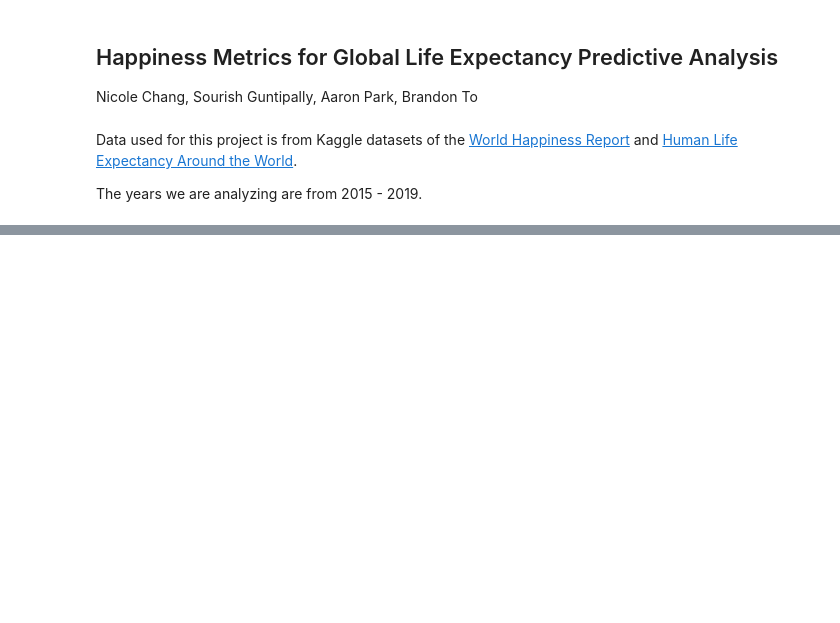
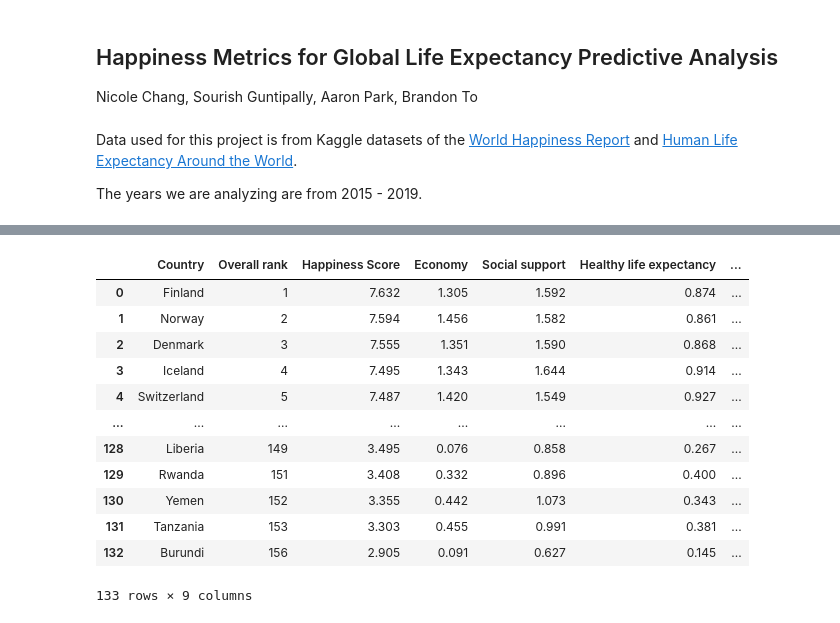
Before and after one commit to SourBob39/Happy_Planet_Analysis, a Jupyter notebook: Happiness-Metrics-for-Global-Life-Expectancy-Predictive-Analysis.ipynb, the cells around one changed output, grey strips where cells are left out. Saved outputs shown, nothing was run; the diff lists cells and outputs as text; code cells hidden in the pictures; blank space fills up the shorter version.

```diff
--- a/Happiness-Metrics-for-Global-Life-Expectancy-Predictive-Analysis.ipynb
+++ b/Happiness-Metrics-for-Global-Life-Expectancy-Predictive-Analysis.ipynb
@@ -192,0 +231,16 @@ dfWHR2019 = dfWHR2019.drop(del_countries_WHR)
+# %%
+dfWHR2018
+# %% [output]
+|  | Country | Overall rank | Happiness Score | Economy | Social support | Healthy life expectancy | ... |
+| 0 | Finland | 1 | 7.632 | 1.305 | 1.592 | 0.874 | ... |
+| 1 | Norway | 2 | 7.594 | 1.456 | 1.582 | 0.861 | ... |
+| 2 | Denmark | 3 | 7.555 | 1.351 | 1.590 | 0.868 | ... |
+| 3 | Iceland | 4 | 7.495 | 1.343 | 1.644 | 0.914 | ... |
+| 4 | Switzerland | 5 | 7.487 | 1.420 | 1.549 | 0.927 | ... |
+| ... | ... | ... | ... | ... | ... | ... | ... |
+| 128 | Liberia | 149 | 3.495 | 0.076 | 0.858 | 0.267 | ... |
+| 129 | Rwanda | 151 | 3.408 | 0.332 | 0.896 | 0.400 | ... |
+| 130 | Yemen | 152 | 3.355 | 0.442 | 1.073 | 0.343 | ... |
+| 131 | Tanzania | 153 | 3.303 | 0.455 | 0.991 | 0.381 | ... |
+| 132 | Burundi | 156 | 2.905 | 0.091 | 0.627 | 0.145 | ... |
+133 rows × 9 columns
```
Also changed, not shown: parts of 13 cells of this notebook.
